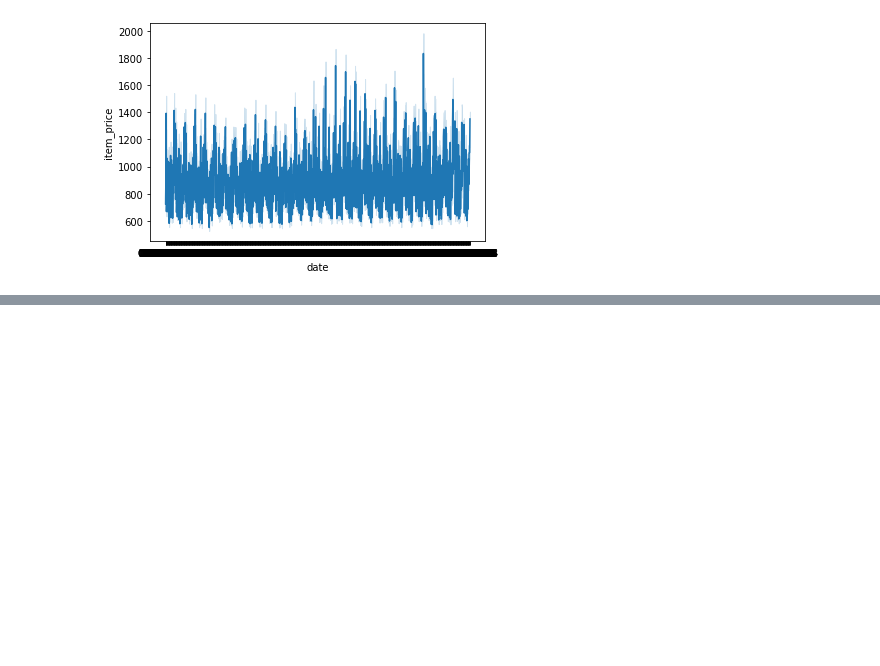
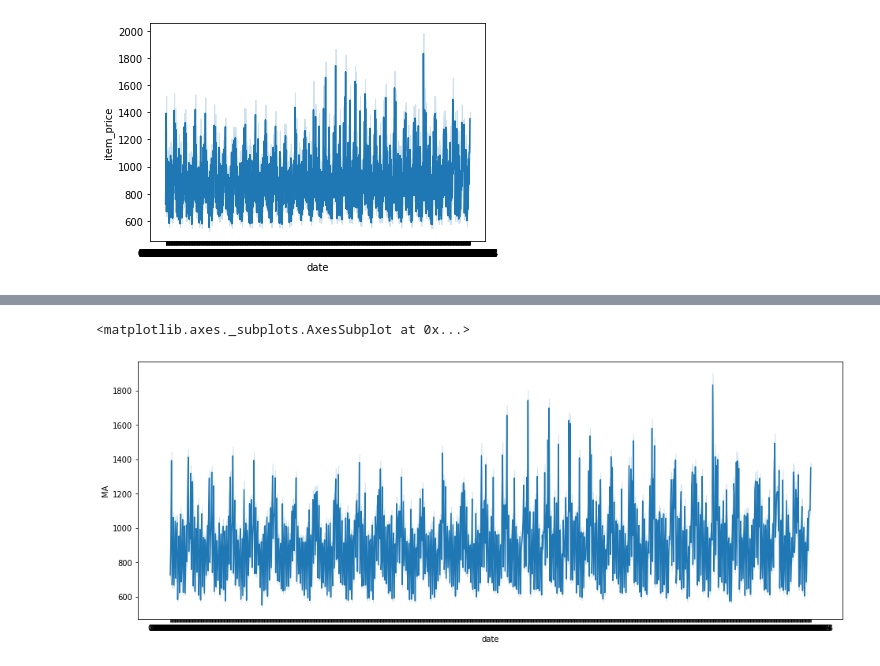
Before and after one commit to piszewc/python-deep-learning-data-science, a Jupyter notebook: Kaggle/Predict Future Sales.ipynb, the cells around one changed output, grey strips where cells are left out. Cells and saved outputs as stored; diff of their text form; code cells hidden in the pictures; blank space fills up the shorter version.

```diff
--- a/Kaggle/Predict Future Sales.ipynb
+++ b/Kaggle/Predict Future Sales.ipynb
@@ -20,0 +45,8 @@ sns.lineplot(data=dataset, x='date',y='item_price')
+# %%
+temp_data['MA'] = temp_data['item_price'].rolling(window=7).mean()
+# %%
+plt.figure(figsize=(16, 6))
+sns.lineplot(data=temp_data, x='date',y='MA')
+# %% [output]
+<matplotlib.axes._subplots.AxesSubplot at 0x...>
+[figure, added]
```
Also changed, not shown: parts of 4 cells of this notebook, 3 other files.
